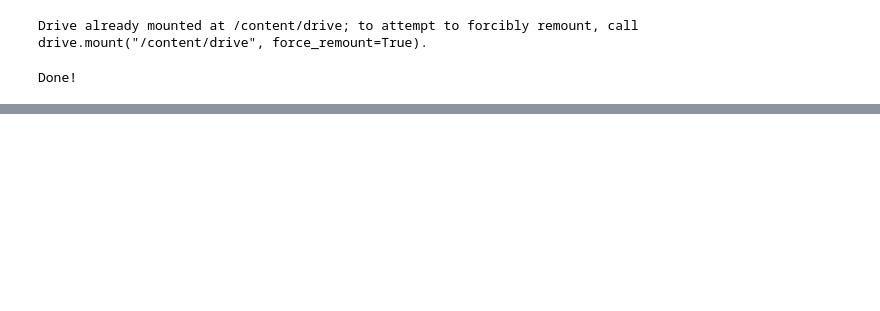
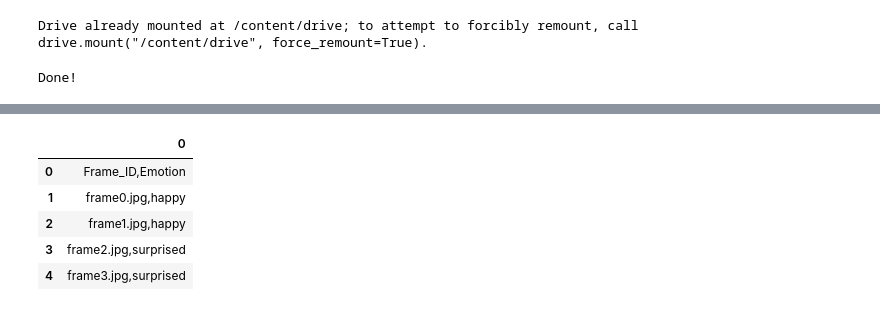
Before and after one commit to gauravk268/Machine_Learning_Projects, a Jupyter notebook: hackerearth_deep_learning_challenge_emotion_detection_tom_jerry_cartoon.ipynb, the cells around one changed output, grey strips where cells are left out. Saved outputs shown, nothing was run; the diff lists cells and outputs as text; code cells hidden in the pictures; blank space fills up the shorter version.

```diff
--- a/hackerearth_deep_learning_challenge_emotion_detection_tom_jerry_cartoon.ipynb
+++ b/hackerearth_deep_learning_challenge_emotion_detection_tom_jerry_cartoon.ipynb
@@ -55,0 +64,13 @@ ls //'content'//'drive'//'My Drive'//'Colab Notebooks'//'Sampled_Image_Train'//
+# %%
+#loading training data
+
+data = pd.read_csv("Copy of Train.csv", header=None, sep='\n')
+
+data.head()
+# %% [output]
+|  | 0 |
+| 0 | Frame_ID,Emotion |
+| 1 | frame0.jpg,happy |
+| 2 | frame1.jpg,happy |
+| 3 | frame2.jpg,surprised |
+| 4 | frame3.jpg,surprised |
```
Also changed, not shown: parts of 7 cells of this notebook.
